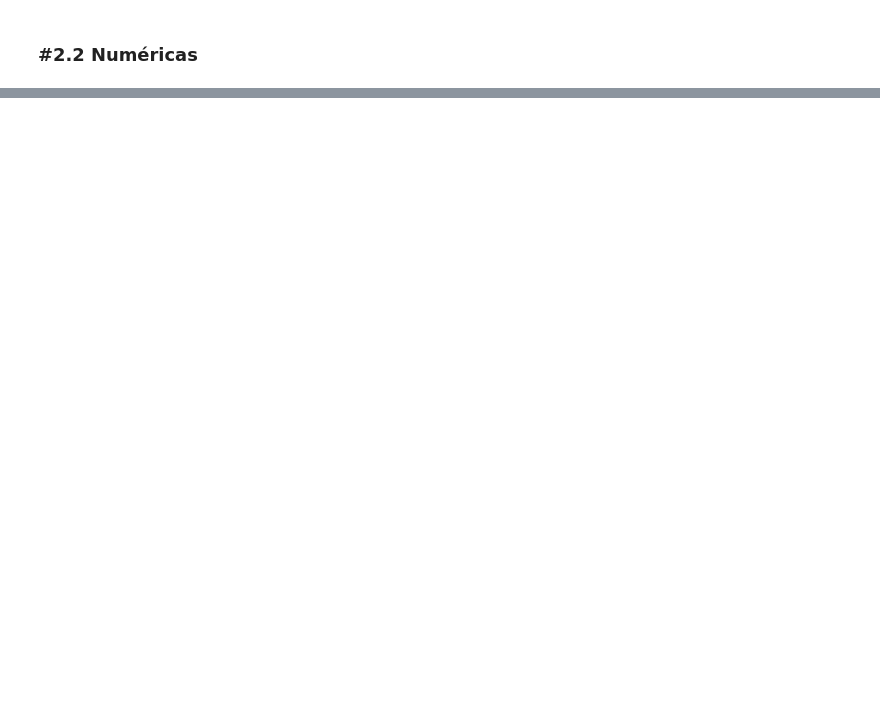
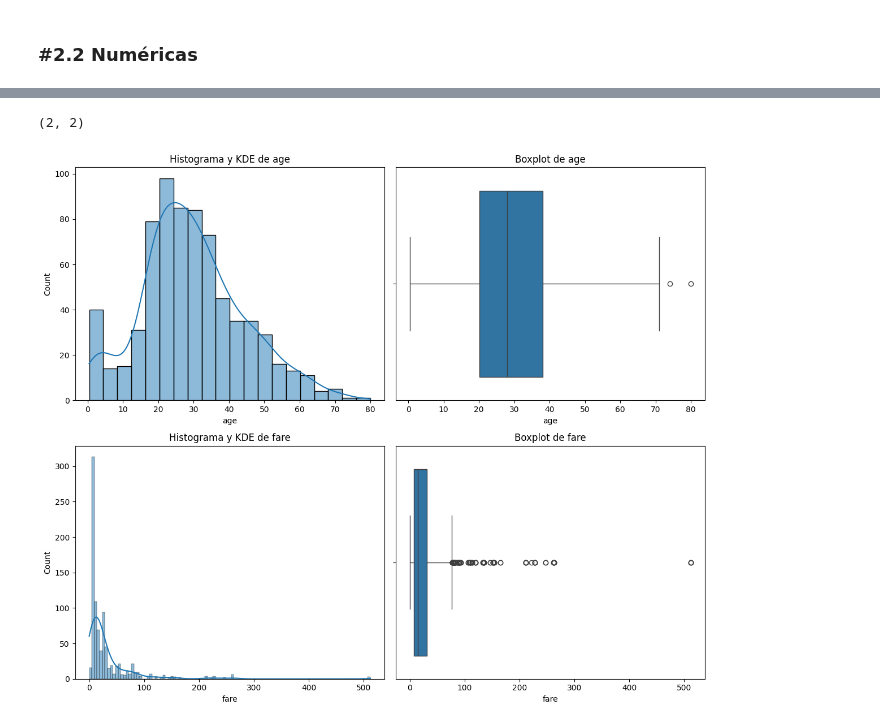
Before and after one commit to Noumah-Imbert/ONLINE_DS_THEBRIDGE_Noumah, a Jupyter notebook: Trabajos/Sprint 7/Practica 1/18_Practica_Obligatoria_Univariante.ipynb, the cells around one changed output, grey strips where cells are left out. Cells and saved outputs as stored; diff of their text form; code cells hidden in the pictures; blank space fills up the shorter version.

```diff
--- a/Trabajos/Sprint 7/Practica 1/18_Practica_Obligatoria_Univariante.ipynb
+++ b/Trabajos/Sprint 7/Practica 1/18_Practica_Obligatoria_Univariante.ipynb
@@ -341,0 +354,5 @@ KeyError: 'c'
+# %%
+plot_combined_graphs(df_titanic,["age","fare"], whisker_width= 2)
+# %% [output]
+(2, 2)
+[figure, added]
```
Also changed, not shown: parts of 6 cells of this notebook.
